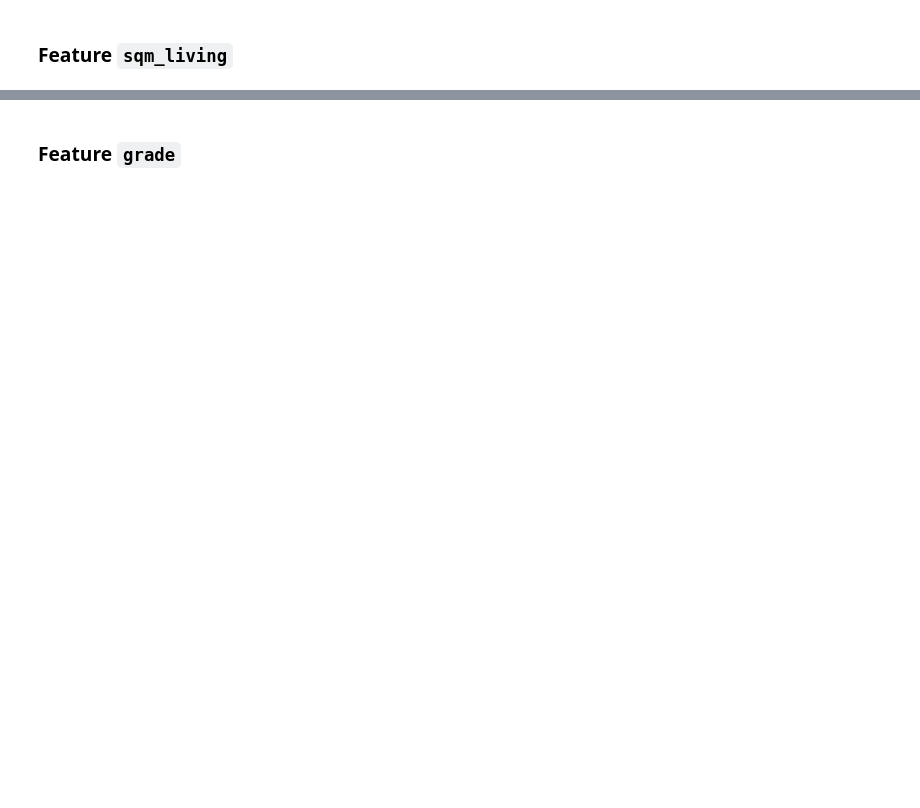
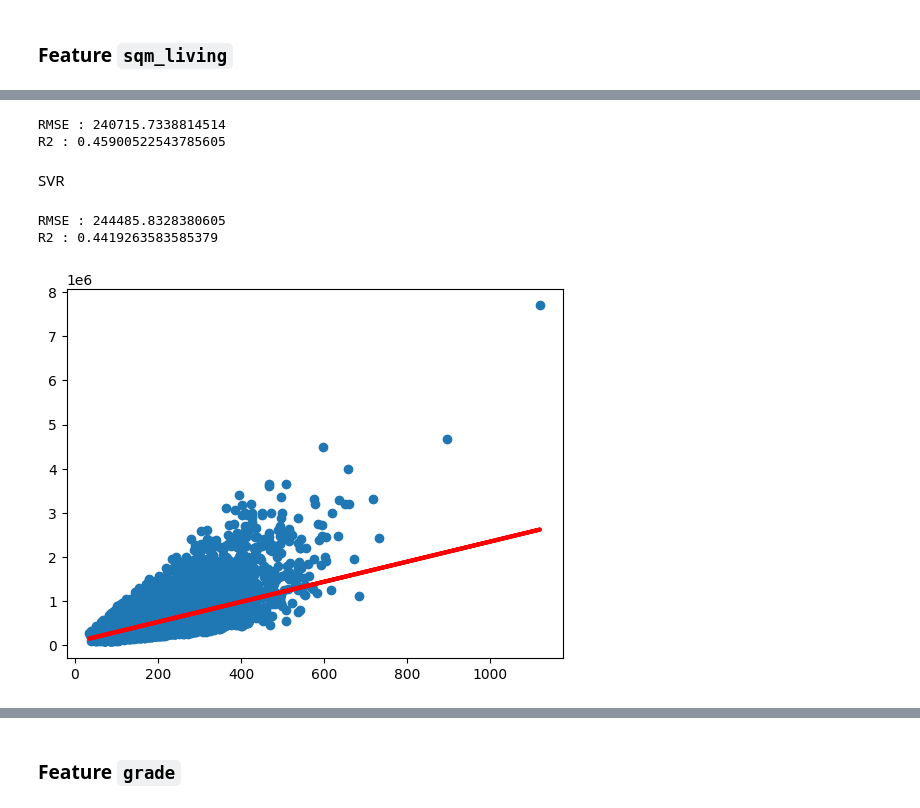
Before and after one commit to AurelPap/apartment-hunter, a Jupyter notebook: working_file_aurel/modelisation.ipynb, the cells around one changed output, grey strips where cells are left out. Saved outputs shown, nothing was run; the diff lists cells and outputs as text; code cells hidden in the pictures; blank space fills up the shorter version.

```diff
--- a/working_file_aurel/modelisation.ipynb
+++ b/working_file_aurel/modelisation.ipynb
@@ -71,0 +98,26 @@ plt.plot(X1, prediction1, c="r", lw=3)
+# %%
+RandomForest_model.fit(X1, y)
+
+prediction_forest_living = RandomForest_model.predict(X1)
+
+print(f'RMSE : {np.sqrt(mean_squared_error(y, prediction_forest_living))}')
+print(f'R2 : {r2_score(y, prediction_forest_living)}')
+# %% [output]
+RMSE : 240715.7338814514
+R2 : 0.45900522543785605
+# %% [markdown]
+SVR
+# %%
+model_SVR.fit(X1, y)
+
+prediction_SVR_living = model_SVR.predict(X1)
+
+plt.scatter(X1,y)
+plt.plot(X1, prediction_SVR_living, c="r", lw=3)
+
+print(f'RMSE : {np.sqrt(mean_squared_error(y, prediction_SVR_living))}')
+print(f'R2 : {r2_score(y, prediction_SVR_living)}')
+# %% [output]
+RMSE : 244485.8328380605
+R2 : 0.4419263583585379
+[figure, added]
```
Also changed, not shown: parts of 42 cells of this notebook.
